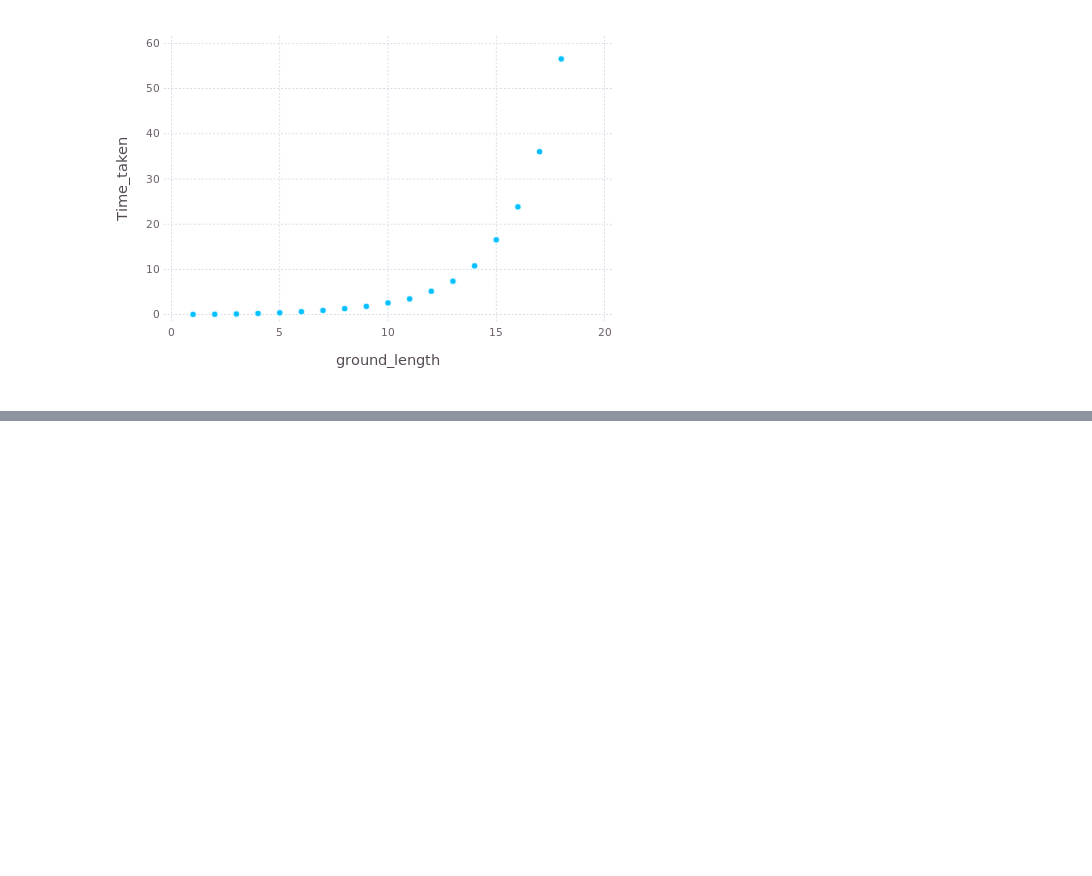
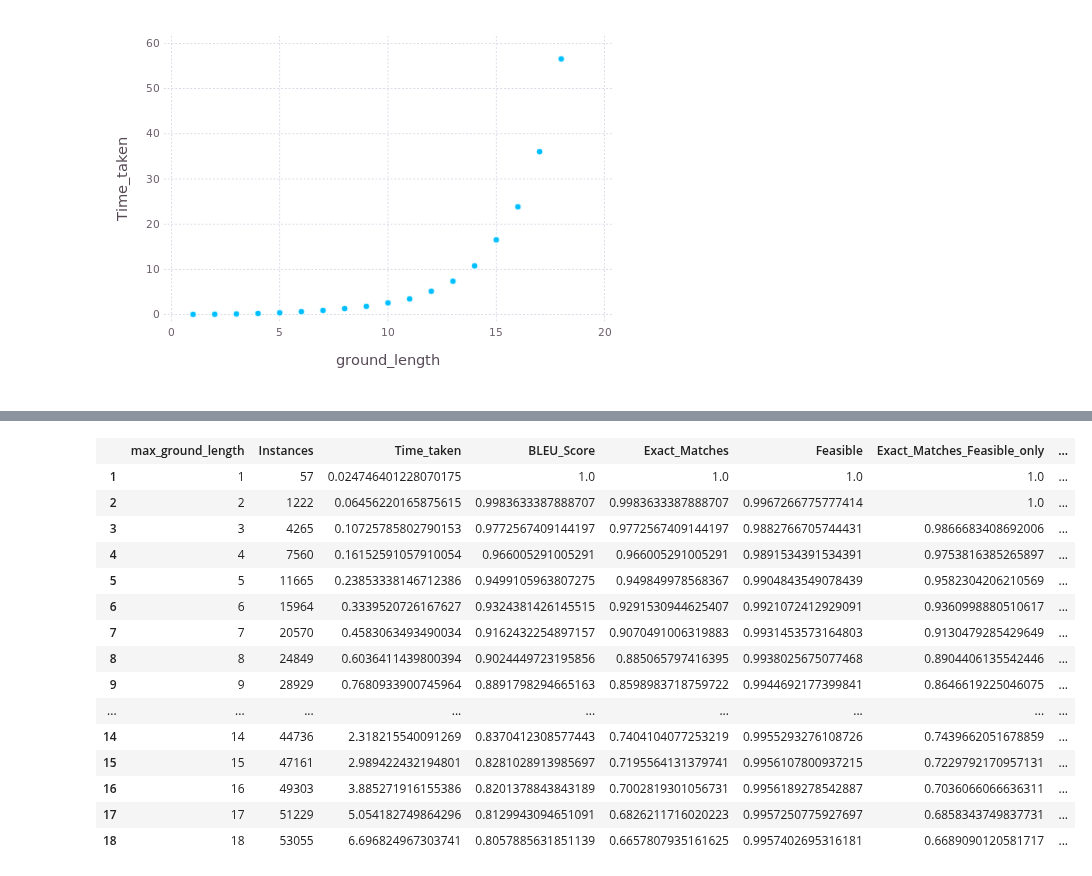
Before and after one commit to oxinabox/phd, a Jupyter notebook: prototypes/SumOfWordEmbeddings/ResAna.ipynb, the cells around one changed output, grey strips where cells are left out. Saved outputs shown, nothing was run; the diff lists cells and outputs as text; code cells hidden in the pictures; blank space fills up the shorter version.

```diff
--- a/prototypes/SumOfWordEmbeddings/ResAna.ipynb
+++ b/prototypes/SumOfWordEmbeddings/ResAna.ipynb
@@ -396,3 +436,22 @@ cum_means(ordering_length_res)
+# %%
+cum_means(ordering_length_res_oracle)
+# %% [output]
+|  | max_ground_length | Instances | Time_taken | BLEU_Score | Exact_Matches | Feasible | Exact_Matches_Feasible_only | ... |
+| 1 | 1 | 57 | 0.024746401228070175 | 1.0 | 1.0 | 1.0 | 1.0 | ... |
+| 2 | 2 | 1222 | 0.06456220165875615 | 0.9983633387888707 | 0.9983633387888707 | 0.9967266775777414 | 1.0 | ... |
+| 3 | 3 | 4265 | 0.10725785802790153 | 0.9772567409144197 | 0.9772567409144197 | 0.9882766705744431 | 0.9866683408692006 | ... |
+| 4 | 4 | 7560 | 0.16152591057910054 | 0.966005291005291 | 0.966005291005291 | 0.9891534391534391 | 0.9753816385265897 | ... |
+| 5 | 5 | 11665 | 0.23853338146712386 | 0.9499105963807275 | 0.949849978568367 | 0.9904843549078439 | 0.9582304206210569 | ... |
+| 6 | 6 | 15964 | 0.3339520726167627 | 0.9324381426145515 | 0.9291530944625407 | 0.9921072412929091 | 0.9360998880510617 | ... |
+| 7 | 7 | 20570 | 0.4583063493490034 | 0.9162432254897157 | 0.9070491006319883 | 0.9931453573164803 | 0.9130479285429649 | ... |
+| 8 | 8 | 24849 | 0.6036411439800394 | 0.9024449723195856 | 0.885065797416395 | 0.9938025675077468 | 0.8904406135542446 | ... |
+| 9 | 9 | 28929 | 0.7680933900745964 | 0.8891798294665163 | 0.8598983718759722 | 0.9944692177399841 | 0.8646619225046075 | ... |
+| ... | ... | ... | ... | ... | ... | ... | ... | ... |
+| 14 | 14 | 44736 | 2.318215540091269 | 0.8370412308577443 | 0.7404104077253219 | 0.9955293276108726 | 0.7439662051678859 | ... |
+| 15 | 15 | 47161 | 2.989422432194801 | 0.8281028913985697 | 0.7195564131379741 | 0.9956107800937215 | 0.7229792170957131 | ... |
+| 16 | 16 | 49303 | 3.885271916155386 | 0.8201378843843189 | 0.7002819301056731 | 0.9956189278542887 | 0.7036066066636311 | ... |
+| 17 | 17 | 51229 | 5.054182749864296 | 0.8129943094651091 | 0.6826211716020223 | 0.9957250775927697 | 0.6858343749837731 | ... |
+| 18 | 18 | 53055 | 6.696824967303741 | 0.8057885631851139 | 0.6657807935161625 | 0.9957402695316181 | 0.6689090120581717 | ... |
 # %%
 delete!()
 # %%
```
Also changed, not shown: parts of 7 cells of this notebook, 4 other files.
